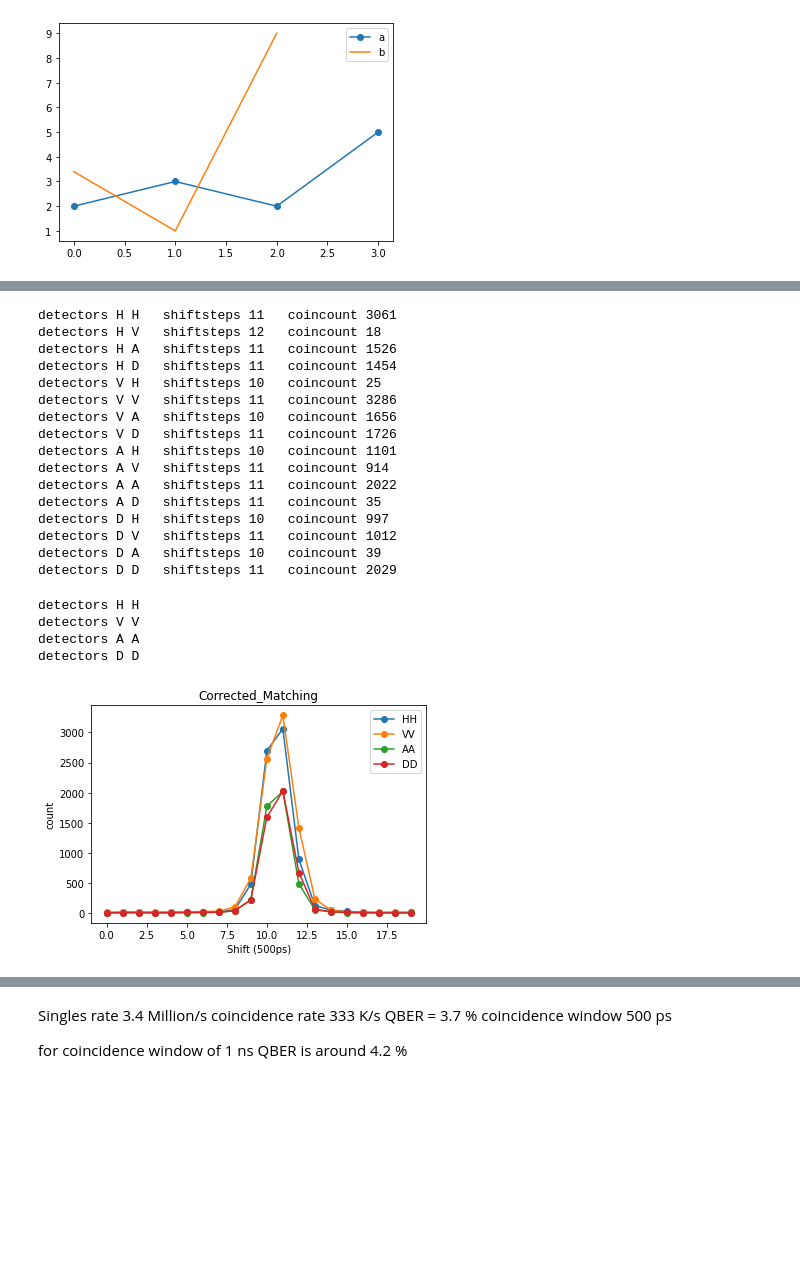
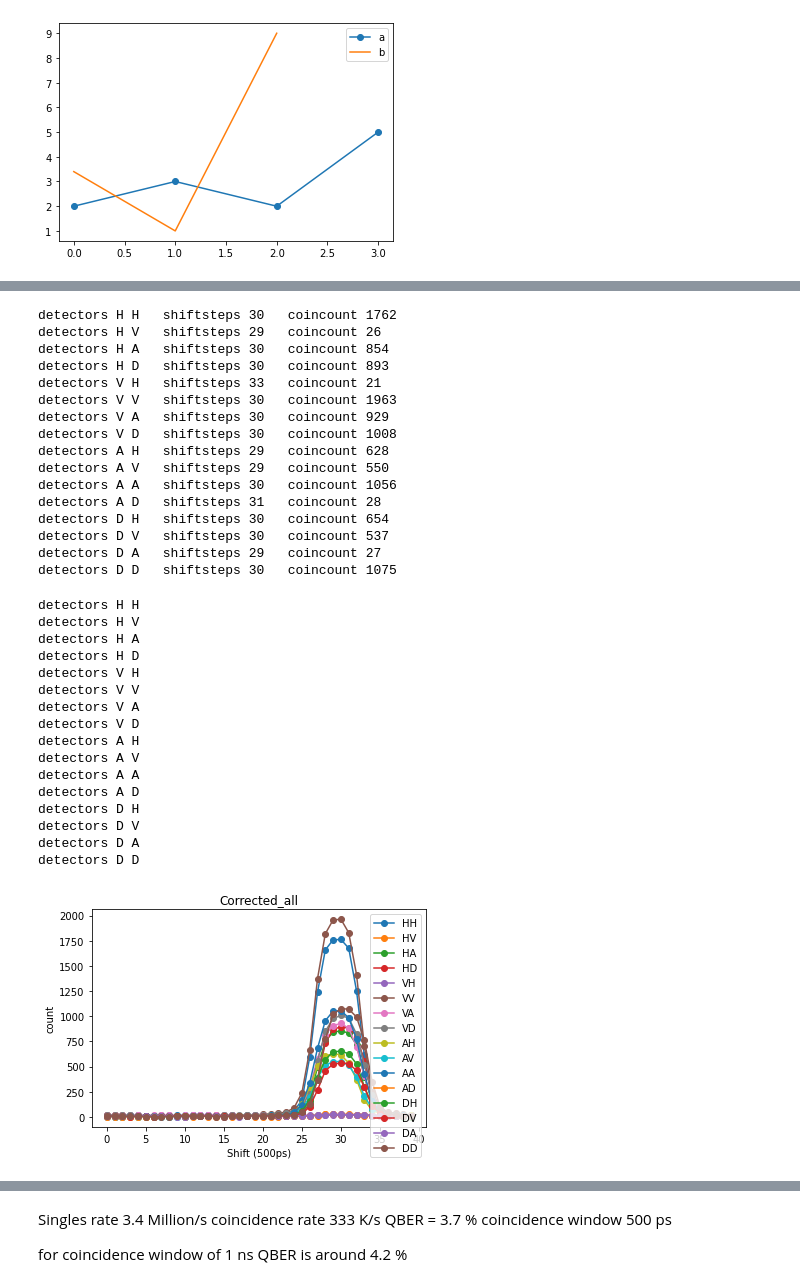
Before and after one commit to tanvirulz/qkd-table-top-v2, a Jupyter notebook: SwabianCoincidence.ipynb, the cells around one changed output, grey strips where cells are left out. Saved outputs shown, nothing was run; the diff lists cells and outputs as text; code cells hidden in the pictures; blank space fills up the shorter version.

```diff
--- a/SwabianCoincidence.ipynb
+++ b/SwabianCoincidence.ipynb
@@ -268,4 +342,7 @@ def correct_timestamp(stamps,detectors,sH=0,sV=0,sA=0,sD=0):
     return cstamp
 # %%
 #correct alice HV delay missmatch add 500ps to alice's V
-astamps_corrected = correct_timestamp(astamps,achannel,sH=0,sV=-1*500,sA=0,sD=-2*500)
+#astamps_corrected = correct_timestamp(astamps,achannel,sH=0,sV=-1*500,sA=0,sD=-2*500) #28 july data
+#astamps_corrected = correct_timestamp(astamps,achannel,sH=0,sV=-2*500,sA=0,sD=-2*500) # 24 Aug data
+#astamps_corrected = correct_timestamp(astamps,achannel,sH=0,sV=-2*500,sA=-3*500,sD=-1*500) # 23rd Oct data
+astamps_corrected = correct_timestamp(astamps,achannel,step_size_ps=250,sH=0,sV=-3,sA=-5,sD=-1) # 26rd Oct data
@@ -274,6 +353,9 @@ astamps_corrected = correct_timestamp(astamps,achannel,sH=0,sV=-1*500,sA=0,sD=-2
 #print (h)
 #h.index(max(h))
 # %%
-#correct Bob
+### correct Bob
 # add 7 To Bob's A basis
-bstamps_corrected = correct_timestamp(bstamps,bchannel,sH=0,sV=1*500,sA=-5*500,sD=1*500)
+#bstamps_corrected = correct_timestamp(bstamps,bchannel,sH=0,sV=1*500,sA=-5*500,sD=1*500) # 28 july data
+#bstamps_corrected = correct_timestamp(bstamps,bchannel,sH=0,sV=1*500,sA=1*500,sD=1*500) # 24 Aug data
+#bstamps_corrected = correct_timestamp(bstamps,bchannel,sH=0,sV=-1*500,sA=0,sD=0) # 23rd Oct data
+bstamps_corrected = correct_timestamp(bstamps,bchannel,step_size_ps = 250, sH=0,sV=0,sA=1,sD=1) # 26rd Oct data
@@ -284,10 +364,10 @@ bstamps_corrected = correct_timestamp(bstamps,bchannel,sH=0,sV=1*500,sA=-5*500,s
 # %%
-# HH HD DD DV VV HA AA
-h = g2_heisto(astamps_corrected, achannel,bstamps_corrected, bchannel, amd=A,bmd=A,cwindow=500,search_steps=20,search_direction=-1)
+# HH H(D) (D)D D(V) (V)V H(A) (A)A
+h = g2_heisto(astamps_corrected, achannel,bstamps_corrected, bchannel, amd=A, bmd=A,cwindow=750,search_steps=40,step_size_ps = 250,search_direction=-1)
 print (h)
 print("shift =",h.index(max(h)))
 plt.title('cross correlation')
-plt.xlabel("shift (500ps)")
+plt.xlabel("shift (250ps)")
 plt.ylabel("counts")
 plt.plot(h,'-bo')
 # %% [output]
@@ -301,48 +381,60 @@ hh = {}
 for i in range (1,5):
     for j in range (1,5):
 
-        h = g2_heisto(astamps_corrected, achannel,bstamps_corrected, bchannel, amd=i, bmd=j,cwindow=500,search_steps=20,search_direction=-1)
+        h = g2_heisto(astamps_corrected, achannel,bstamps_corrected, bchannel, amd=i, bmd=j,cwindow=750,search_steps=40,step_size_ps = 250,search_direction=-1)
         hh[str(i)+str(j)] = h
 
         print ("detectors", detectors[i],detectors[j],"\tshiftsteps",h.index(max(h)),"\tcoincount",max(h))
 # %% [output]
-detectors H H   shiftsteps 11   coincount 3061
-detectors H V   shiftsteps 12   coincount 18
-detectors H A   shiftsteps 11   coincount 1526
-detectors H D   shiftsteps 11   coincount 1454
-detectors V H   shiftsteps 10   coincount 25
-detectors V V   shiftsteps 11   coincount 3286
-detectors V A   shiftsteps 10   coincount 1656
-detectors V D   shiftsteps 11   coincount 1726
-detectors A H   shiftsteps 10   coincount 1101
-detectors A V   shiftsteps 11   coincount 914
-detectors A A   shiftsteps 11   coincount 2022
-detectors A D   shiftsteps 11   coincount 35
-detectors D H   shiftsteps 10   coincount 997
-detectors D V   shiftsteps 11   coincount 1012
-detectors D A   shiftsteps 10   coincount 39
-detectors D D   shiftsteps 11   coincount 2029
+detectors H H   shiftsteps 30   coincount 1762
+detectors H V   shiftsteps 29   coincount 26
+detectors H A   shiftsteps 30   coincount 854
+detectors H D   shiftsteps 30   coincount 893
+detectors V H   shiftsteps 33   coincount 21
+detectors V V   shiftsteps 30   coincount 1963
+detectors V A   shiftsteps 30   coincount 929
+detectors V D   shiftsteps 30   coincount 1008
+detectors A H   shiftsteps 29   coincount 628
+detectors A V   shiftsteps 29   coincount 550
+detectors A A   shiftsteps 30   coincount 1056
+detectors A D   shiftsteps 31   coincount 28
+detectors D H   shiftsteps 30   coincount 654
+detectors D V   shiftsteps 30   coincount 537
+detectors D A   shiftsteps 29   coincount 27
+detectors D D   shiftsteps 30   coincount 1075
 # %%
 for i in range (1,5):
     for j in range (1,5):
-        if(i==j):
+        if(True):
             #h = g2_heisto(astamps, achannel,bstamps, bchannel, amd=i, bmd=j,cwindow=500,search_steps=20,search_direction=-1)
             print ("detectors", detectors[i],detectors[j])
             #if (i==j)
             plt.plot(hh[str(i)+str(j)], marker='o', label=detectors[i]+detectors[j])
 
-plt.title("Corrected_Matching")
+plt.title("Corrected_all")
 plt.xlabel("Shift (500ps)")
 plt.ylabel("count")
 plt.legend()
-plt.savefig("./plots/Corrected_Matching.jpg")
+plt.savefig("./plots/Corrected_all.jpg")
 plt.show()
 # %% [output]
 detectors H H
+detectors H V
+detectors H A
+detectors H D
+detectors V H
 detectors V V
+detectors V A
+detectors V D
+detectors A H
+detectors A V
 detectors A A
+detectors A D
+detectors D H
+detectors D V
+detectors D A
 detectors D D
-[figure, old version]
+[figure, new version]
 # %%
 h = g2_heisto(astamps_corrected, achannel,bstamps_corrected, bchannel, amd=D, bmd=D,cwindow=500,search_steps=20,search_direction=-1)
 print (h)
```
Also changed, not shown: parts of 38 cells of this notebook.
